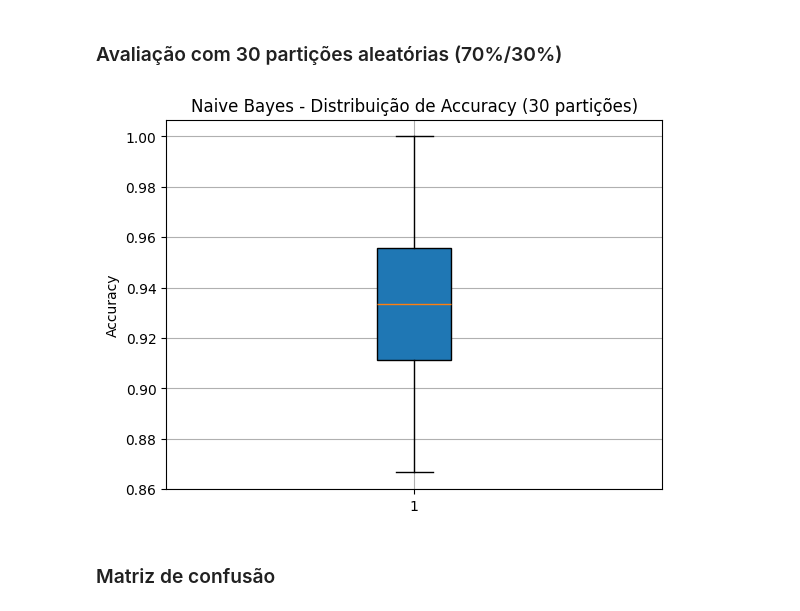
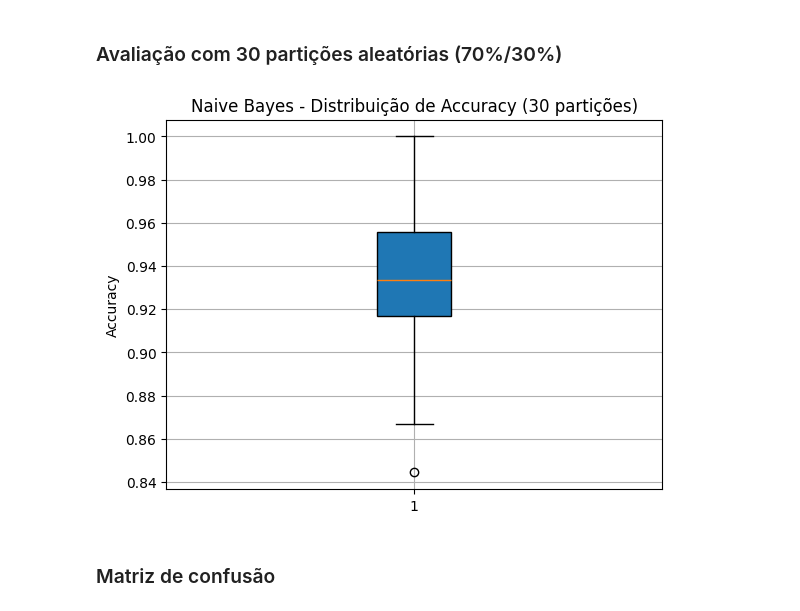
Before and after one commit to AlexRode/IAA, a Jupyter notebook: supervised.ipynb, the cells around one changed output. Drawn from its saved outputs; the diff is of its cells as text; code cells hidden in the pictures.

```diff
--- a/supervised.ipynb
+++ b/supervised.ipynb
@@ -388,7 +388,22 @@ y = le.fit_transform(y)
 # %%
 # Splitting dataset into training set and test set
 
-X_train, X_test, y_train, y_test = train_test_split(X, y, test_size=0.3, random_state=seed)
+test_size = 0.3
+np.random.seed(42)
+
+# Embaralhar índices
+indices = np.arange(len(X))
+np.random.shuffle(indices)
+
+# Calcular ponto de divisão
+split_point = int(len(X) * (1 - test_size))
+
+# Dividir dados
+train_idx = indices[:split_point]
+test_idx = indices[split_point:]
+
+X_train, X_test = X[train_idx], X[test_idx]
+y_train, y_test = y[train_idx], y[test_idx]
 # %% [markdown]
 ### KNN
 # %%
@@ -515,27 +674,88 @@ class NaiveBayesCategorical:
 # %% [markdown]
 ### Avaliação com 30 partições aleatórias (70%/30%)
 # %%
+import numpy as np
+import pandas as pd
+import matplotlib.pyplot as plt
+
+# --- Discretização (mantém igual) ---
+def discretize_column(col):
+    low, high = np.percentile(col, [33, 66])
+    categories = []
+    for val in col:
+        if val <= low:
+            categories.append("low")
+        elif val <= high:
+            categories.append("medium")
+        else:
+            categories.append("high")
+    return categories
+
+X = pd.DataFrame(X, columns=iris.data.features.columns)
+X_disc = X.apply(discretize_column)
+
+# --- Classe Naive Bayes categórico (igual ao teu código) ---
+class NaiveBayesCategorical:
+    def fit(self, X, y):
+        self.classes = np.unique(y)
+        self.priors = {c: np.mean(y == c) for c in self.classes}
+        self.likelihoods = {}
+
+        for c in self.classes:
+            subset = X[y == c]
+            self.likelihoods[c] = {}
+            for col in X.columns:
+                value_counts = subset[col].value_counts(normalize=True)
+                self.likelihoods[c][col] = value_counts.to_dict()
+
+    def predict_one(self, x):
+        probs = {}
+        for c in self.classes:
+            prob = np.log(self.priors[c])
+            for col, val in x.items():
+                prob += np.log(self.likelihoods[c][col].get(val, 1e-6))  # suavização
+            probs[c] = prob
+        return max(probs, key=probs.get)
+
+    def predict(self, X):
+        return np.array([self.predict_one(row) for _, row in X.iterrows()])
+
+# --- Avaliação manual (sem sklearn) ---
 n_runs = 30
 accuracies = []
 
 for seed in range(n_runs):
-    X_train, X_test, y_train, y_test = train_test_split(X_disc, y, test_size=0.3, random_state=seed)
+    np.random.seed(seed)
+    indices = np.arange(len(X_disc))
+    np.random.shuffle(indices)
 
+    split_point = int(len(X_disc) * 0.7)
+    train_idx = indices[:split_point]
+    test_idx = indices[split_point:]
+
+    X_train = X_disc.iloc[train_idx]
+    X_test = X_disc.iloc[test_idx]
+    y_train = np.array(y)[train_idx]
+    y_test = np.array(y)[test_idx]
+
+    # Treinar e prever
     nb = NaiveBayesCategorical()
     nb.fit(X_train, y_train)
     y_pred = nb.predict(X_test)
 
-    acc = accuracy_score(y_test, y_pred)
+    # Calcular accuracy manualmente
+    correct = sum(p == t for p, t in zip(y_pred, y_test))
+    acc = correct / len(y_test)
     accuracies.append(acc)
 
-# Boxplot dos resultados
+# --- Boxplot dos resultados ---
 plt.boxplot(accuracies, patch_artist=True)
 plt.title("Naive Bayes - Distribuição de Accuracy (30 partições)")
 plt.ylabel("Accuracy")
 plt.grid(True)
 plt.show()
 # %% [output]
-[figure, old version]
+[figure, new version]
 # %% [markdown]
 ### Matriz de confusão
 # %%
```
Also changed, not shown: parts of 10 cells of this notebook.
